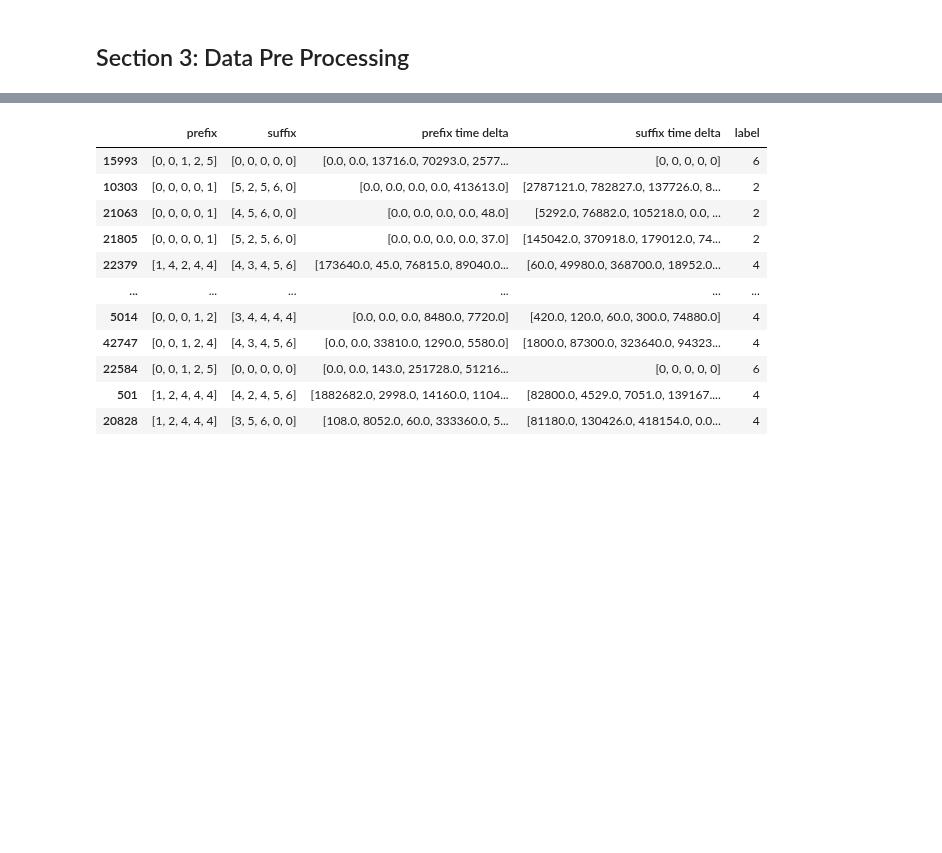
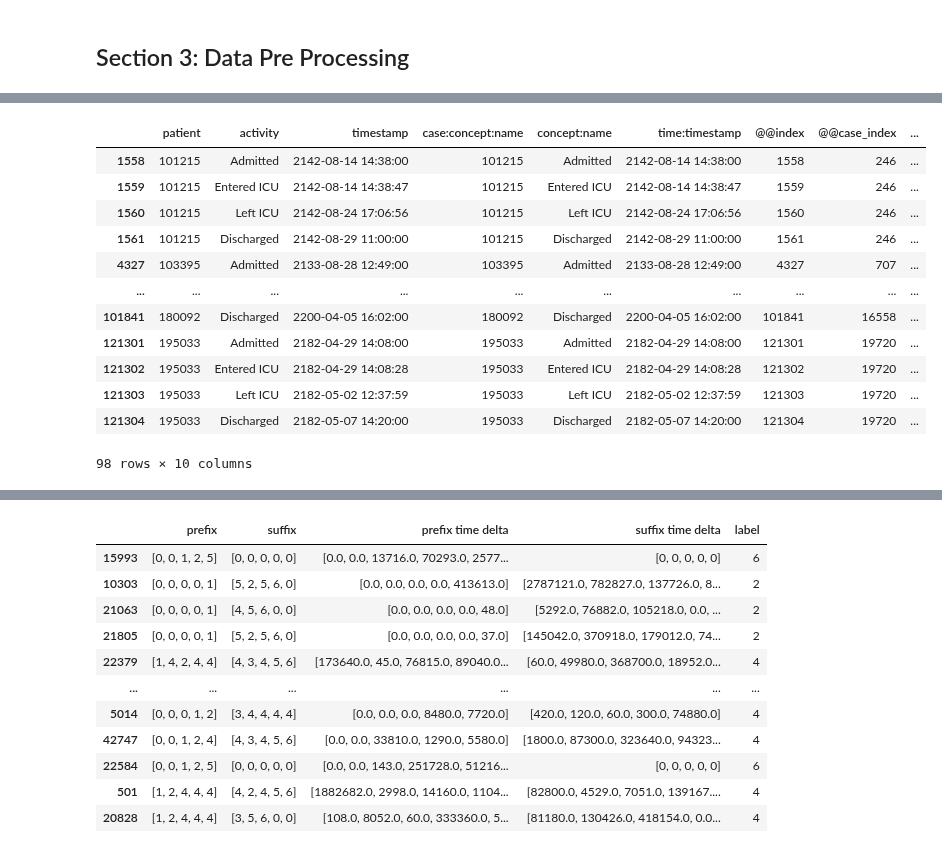
Before and after one commit to adamzbikowski/Process-Mining-Dissertation, a Jupyter notebook: activity_pipeline.ipynb, the cells around one changed output, grey strips where cells are left out. Drawn from its saved outputs; the diff is of its cells as text; code cells hidden in the pictures; blank space fills up the shorter version.

```diff
--- a/activity_pipeline.ipynb
+++ b/activity_pipeline.ipynb
@@ -266,3 +264,27 @@ encode_activity, decode_activity
+# %%
+from sklearn.model_selection import train_test_split
+# select train and test traces
+
+unique_traces = partial_el['trace'].unique()
+train_traces, test_traces = train_test_split(unique_traces, test_size=TEST_SIZE, random_state=9)
+
+train_el = partial_el.loc[partial_el['trace'].isin(train_traces)]
+test_el = partial_el.loc[partial_el['trace'].isin(test_traces)]
+test_el
+# %% [output]
+|  | patient | activity | timestamp | case:concept:name | concept:name | time:timestamp | @@index | @@case_index | ... |
+| 1558 | 101215 | Admitted | 2142-08-14 14:38:00 | 101215 | Admitted | 2142-08-14 14:38:00 | 1558 | 246 | ... |
+| 1559 | 101215 | Entered ICU | 2142-08-14 14:38:47 | 101215 | Entered ICU | 2142-08-14 14:38:47 | 1559 | 246 | ... |
+| 1560 | 101215 | Left ICU | 2142-08-24 17:06:56 | 101215 | Left ICU | 2142-08-24 17:06:56 | 1560 | 246 | ... |
+| 1561 | 101215 | Discharged | 2142-08-29 11:00:00 | 101215 | Discharged | 2142-08-29 11:00:00 | 1561 | 246 | ... |
+| 4327 | 103395 | Admitted | 2133-08-28 12:49:00 | 103395 | Admitted | 2133-08-28 12:49:00 | 4327 | 707 | ... |
+| ... | ... | ... | ... | ... | ... | ... | ... | ... | ... |
+| 101841 | 180092 | Discharged | 2200-04-05 16:02:00 | 180092 | Discharged | 2200-04-05 16:02:00 | 101841 | 16558 | ... |
+| 121301 | 195033 | Admitted | 2182-04-29 14:08:00 | 195033 | Admitted | 2182-04-29 14:08:00 | 121301 | 19720 | ... |
+| 121302 | 195033 | Entered ICU | 2182-04-29 14:08:28 | 195033 | Entered ICU | 2182-04-29 14:08:28 | 121302 | 19720 | ... |
+| 121303 | 195033 | Left ICU | 2182-05-02 12:37:59 | 195033 | Left ICU | 2182-05-02 12:37:59 | 121303 | 19720 | ... |
+| 121304 | 195033 | Discharged | 2182-05-07 14:20:00 | 195033 | Discharged | 2182-05-07 14:20:00 | 121304 | 19720 | ... |
+98 rows × 10 columns
 # %%
 # calculate time deltas for prefix and suffix sequences
 def calculate_time_deltas(p, s):
```
Also changed, not shown: parts of 15 cells of this notebook.
